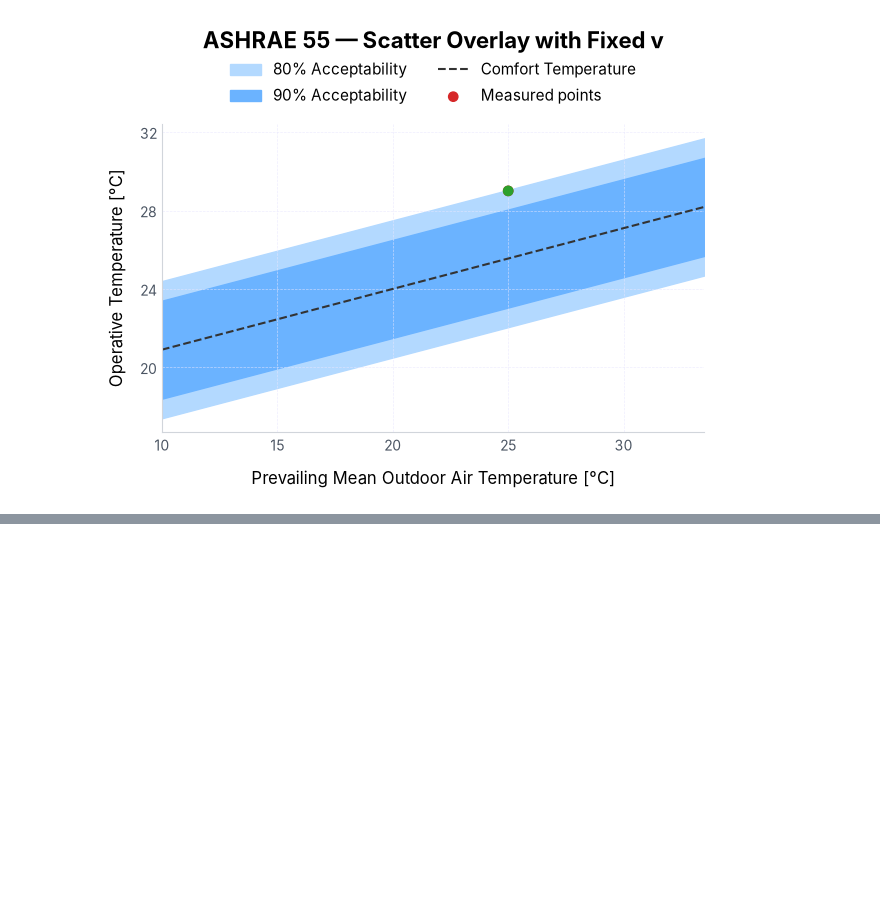
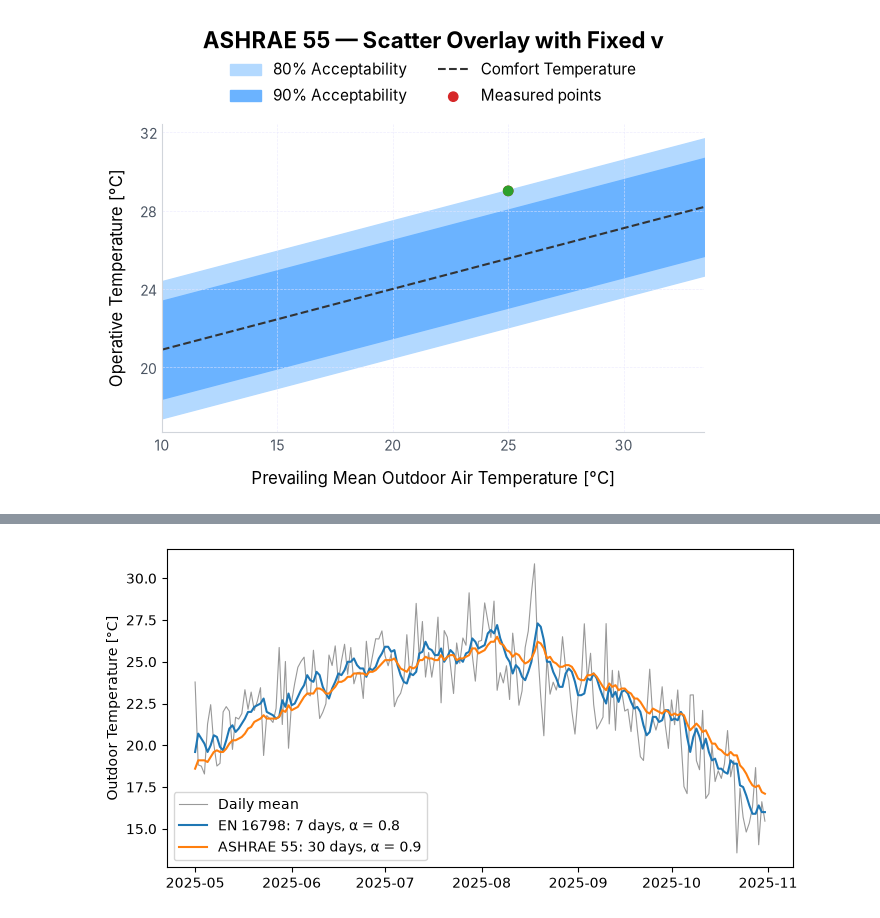
Before and after one commit to pythermalcomfort/pythermalcomfort, a Jupyter notebook: docs/documentation/plots/matplotlib/adaptive_plot.ipynb, the cells around one changed output, grey strips where cells are left out. Saved outputs shown, nothing was run; the diff lists cells and outputs as text; code cells hidden in the pictures; blank space fills up the shorter version.

```diff
--- a/docs/documentation/plots/matplotlib/adaptive_plot.ipynb
+++ b/docs/documentation/plots/matplotlib/adaptive_plot.ipynb
@@ -158,0 +172,43 @@ Moving air (v=1.2): 30.3 True
+# %%
+# Hourly outdoor dry-bulb temperatures from 1 April to 31 October. Synthetic here
+# (seasonal trend, day-to-day weather, daily cycle); use your own data instead,
+# e.g. a weather-file column as a pandas Series with a DatetimeIndex.
+rng = np.random.default_rng(seed=42)
+hours = pd.date_range("2025-04-01", "2025-10-31 23:00", freq="h")
+seasonal = 18 + 8 * np.sin(2 * np.pi * (hours.dayofyear - 110) / 365)
+weather = np.repeat(rng.normal(0, 2, len(hours) // 24), 24)  # one offset per day
+daily_cycle = 5 * np.sin(2 * np.pi * (hours.hour - 9) / 24)
+t_out = pd.Series(seasonal + weather + daily_cycle, index=hours)
+
+# Step 1: daily mean outdoor temperatures.
+t_daily = t_out.resample("D").mean()
+
+
+# Step 2: for each day, the weighted mean of the daily means of the `days` days
+# before it. `rolling` passes them oldest first; the function expects newest first.
+def running_mean(daily, days, alpha):
+    return (
+        daily.shift(1)
+        .rolling(days)
+        .apply(
+            lambda t: running_mean_outdoor_temperature(t[::-1].tolist(), alpha=alpha),
+            raw=True,
+        )
+    )
+
+
+t_rm_en = running_mean(t_daily, days=7, alpha=0.8)  # EN 16798-1
+t_pma_ashrae = running_mean(t_daily, days=30, alpha=0.9)  # ASHRAE 55, slow response
+
+# The data start a month early, so every day from 1 May has 30 previous days.
+period = slice("2025-05-01", "2025-10-31")
+
+fig, ax = plt.subplots(figsize=(7, 3.5), constrained_layout=True)
+ax.plot(t_daily.loc[period], color="0.6", linewidth=0.8, label="Daily mean")
+ax.plot(t_rm_en.loc[period], label="EN 16798: 7 days, α = 0.8")
+ax.plot(t_pma_ashrae.loc[period], label="ASHRAE 55: 30 days, α = 0.9")
+ax.set_ylabel("Outdoor Temperature [°C]")
+ax.legend()
+plt.show()
+# %% [output]
+[figure, added]
```
Also changed, not shown: parts of 4 cells of this notebook, 1 other file.
